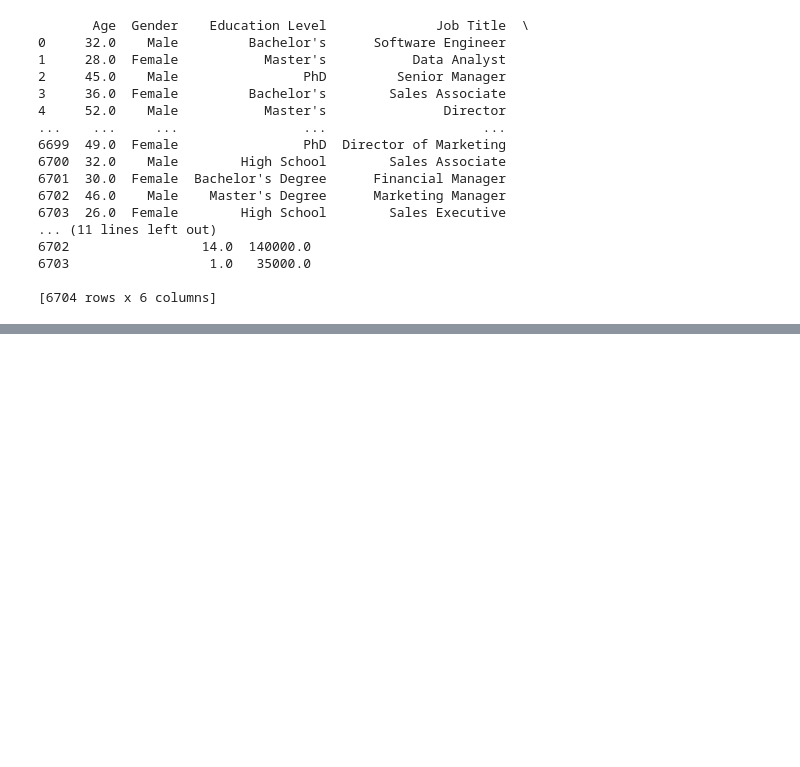
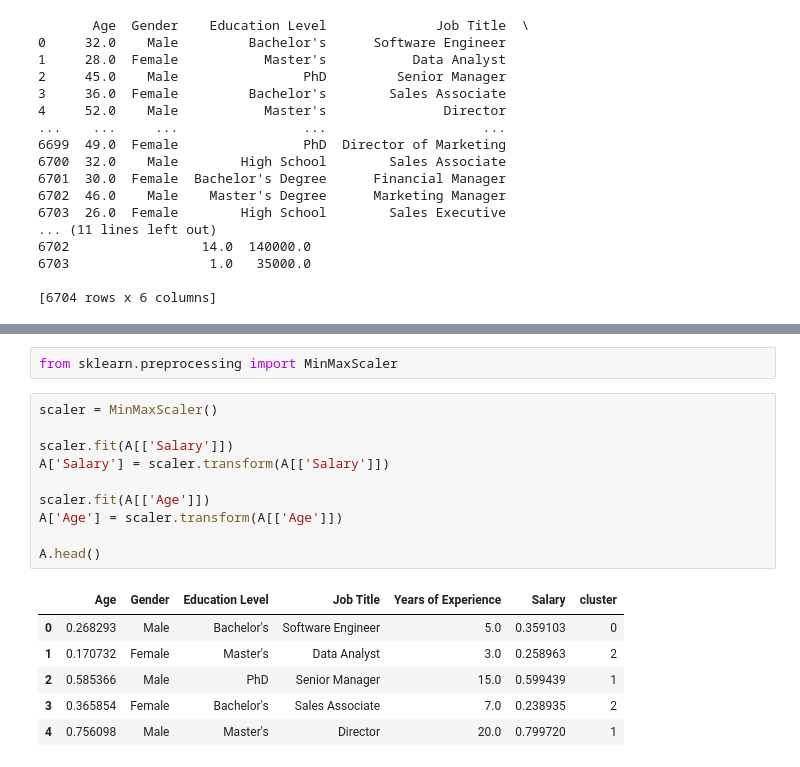
Before and after one commit to Adi130102/Machine-Learning-Python, a Jupyter notebook: Untitled.ipynb, the cells around one changed output, grey strips where cells are left out. Drawn from its saved outputs; the diff is of its cells as text; blank space fills up the shorter version.

```diff
--- a/Untitled.ipynb
+++ b/Untitled.ipynb
@@ -66,0 +67,19 @@ No artists with labels found to put in legend.  Note that artists whose label st
+# %%
+from sklearn.preprocessing import MinMaxScaler
+# %%
+scaler = MinMaxScaler()
+
+scaler.fit(A[['Salary']])
+A['Salary'] = scaler.transform(A[['Salary']])
+
+scaler.fit(A[['Age']])
+A['Age'] = scaler.transform(A[['Age']])
+
+A.head()
+# %% [output]
+|  | Age | Gender | Education Level | Job Title | Years of Experience | Salary | cluster |
+| 0 | 0.268293 | Male | Bachelor's | Software Engineer | 5.0 | 0.359103 | 0 |
+| 1 | 0.170732 | Female | Master's | Data Analyst | 3.0 | 0.258963 | 2 |
+| 2 | 0.585366 | Male | PhD | Senior Manager | 15.0 | 0.599439 | 1 |
+| 3 | 0.365854 | Female | Bachelor's | Sales Associate | 7.0 | 0.238935 | 2 |
+| 4 | 0.756098 | Male | Master's | Director | 20.0 | 0.799720 | 1 |
```
Also changed, not shown: parts of 5 cells of this notebook.
